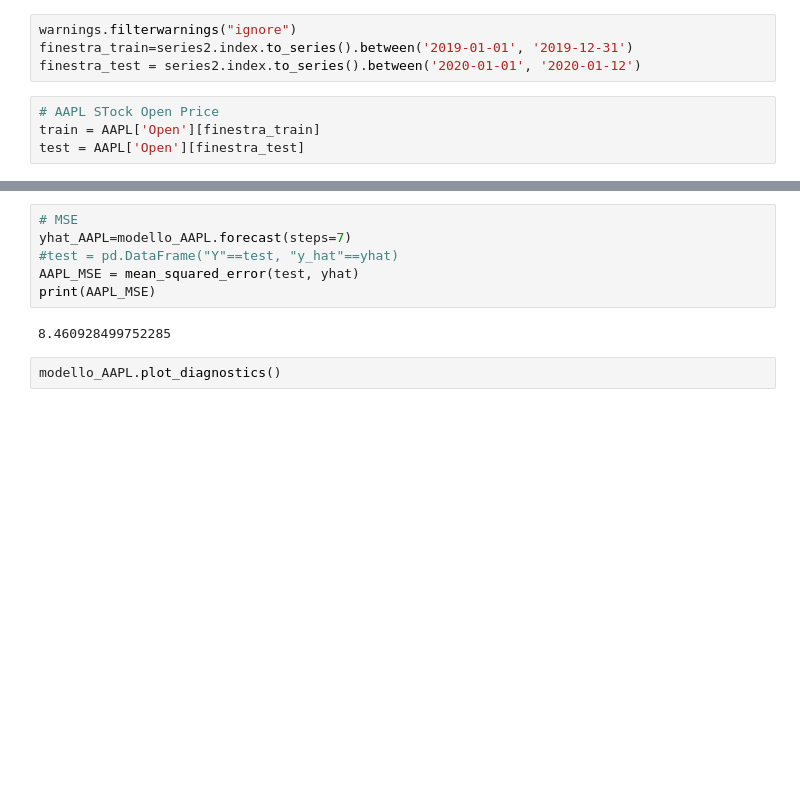
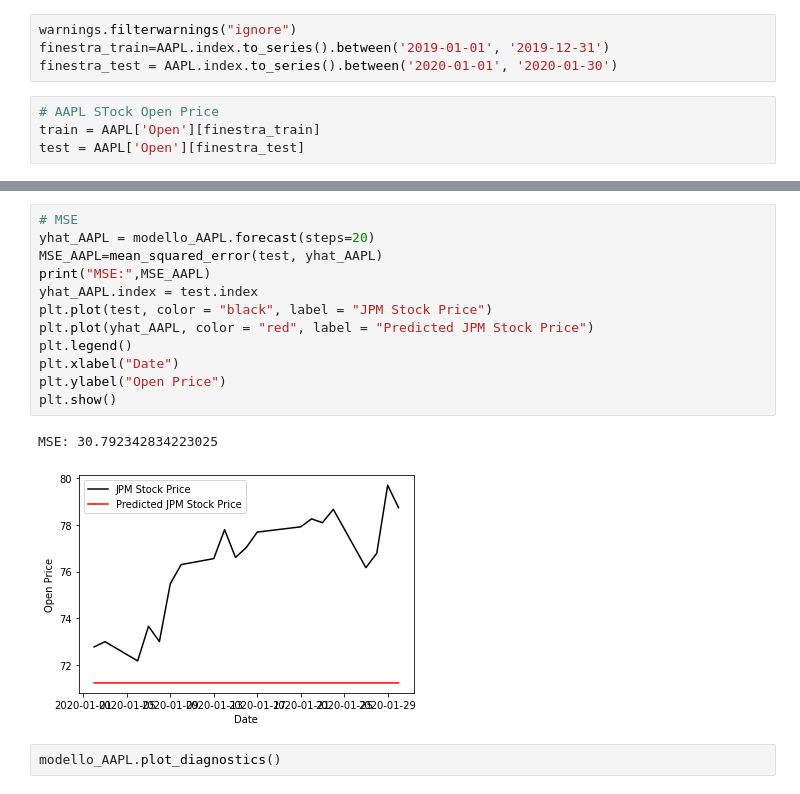
Before and after one commit to SalvatoreLatora/Stock-price-predictions-using-Neural-Networks, a Jupyter notebook: Code_exam.ipynb, the cells around one changed output, grey strips where cells are left out. Cells and saved outputs as stored; diff of their text form; blank space fills up the shorter version.

Commit message:
prediction of AAPL and JPM series

```diff
--- a/Code_exam.ipynb
+++ b/Code_exam.ipynb
@@ -219,8 +196,8 @@ dtype: float64
 MODELLAZIONE ARIMA
 # %%
 warnings.filterwarnings("ignore")
-finestra_train=series2.index.to_series().between('2019-01-01', '2019-12-31')
-finestra_test = series2.index.to_series().between('2020-01-01', '2020-01-12')
+finestra_train=AAPL.index.to_series().between('2019-01-01', '2019-12-31')
+finestra_test = AAPL.index.to_series().between('2020-01-01', '2020-01-30')
 # %%
 # AAPL STock Open Price
 train = AAPL['Open'][finestra_train]
@@ -231,11 +227,18 @@ modello_AAPL.summary()
-# %%
-# MSE
-yhat_AAPL=modello_AAPL.forecast(steps=7)
-#test = pd.DataFrame("Y"==test, "y_hat"==yhat)
-AAPL_MSE = mean_squared_error(test, yhat)
-print(AAPL_MSE)
-# %% [output]
-8.460928499752285
+# %%
+# MSE
+yhat_AAPL = modello_AAPL.forecast(steps=20)
+MSE_AAPL=mean_squared_error(test, yhat_AAPL)
+print("MSE:",MSE_AAPL)
+yhat_AAPL.index = test.index
+plt.plot(test, color = "black", label = "JPM Stock Price")
+plt.plot(yhat_AAPL, color = "red", label = "Predicted JPM Stock Price")
+plt.legend()
+plt.xlabel("Date")
+plt.ylabel("Open Price")
+plt.show()
+# %% [output]
+MSE: 30.792342834223025
+[figure, added]
 # %%
 modello_AAPL.plot_diagnostics()
 # %% [output]
```
Also changed, not shown: parts of 7 cells of this notebook.
